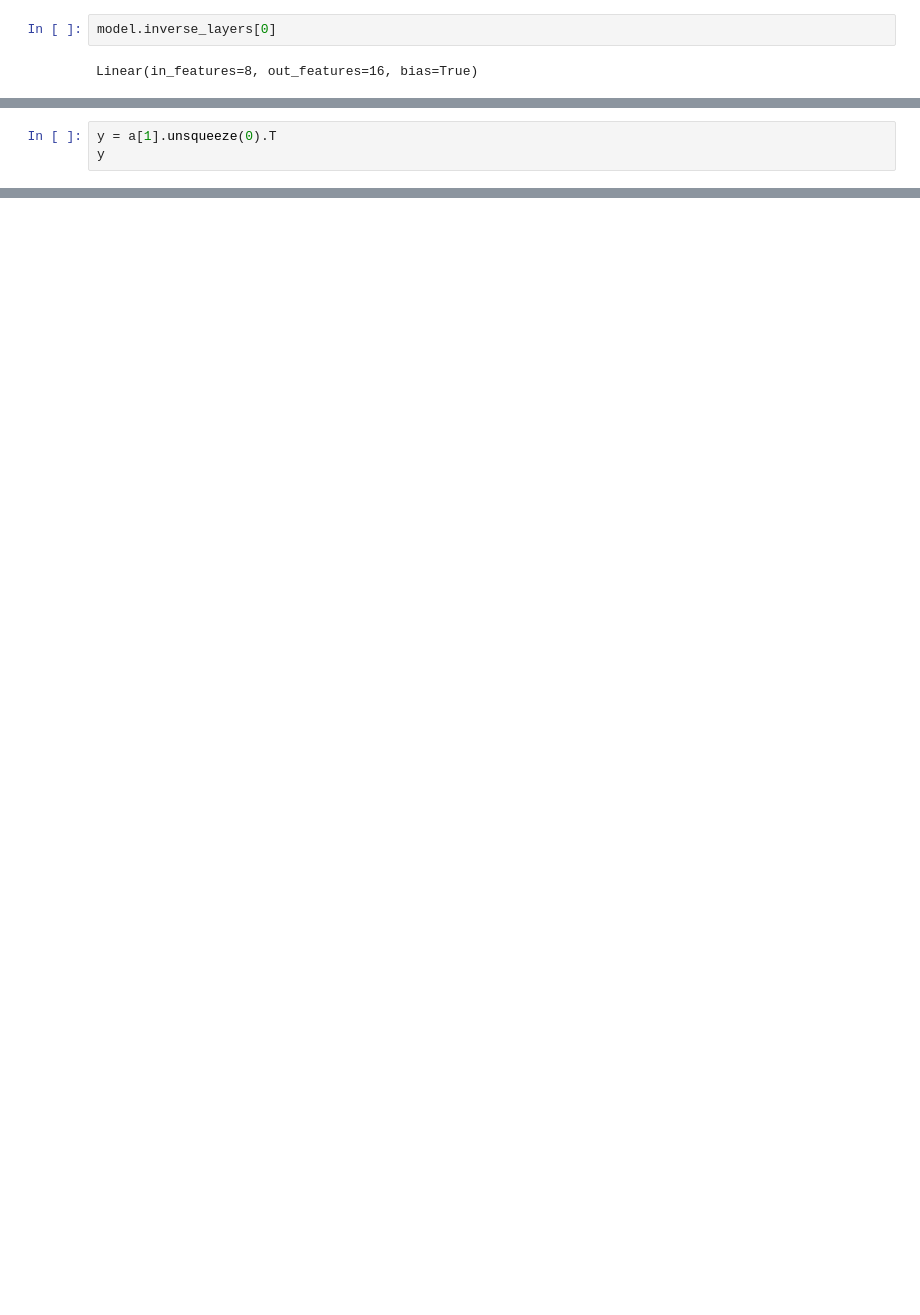
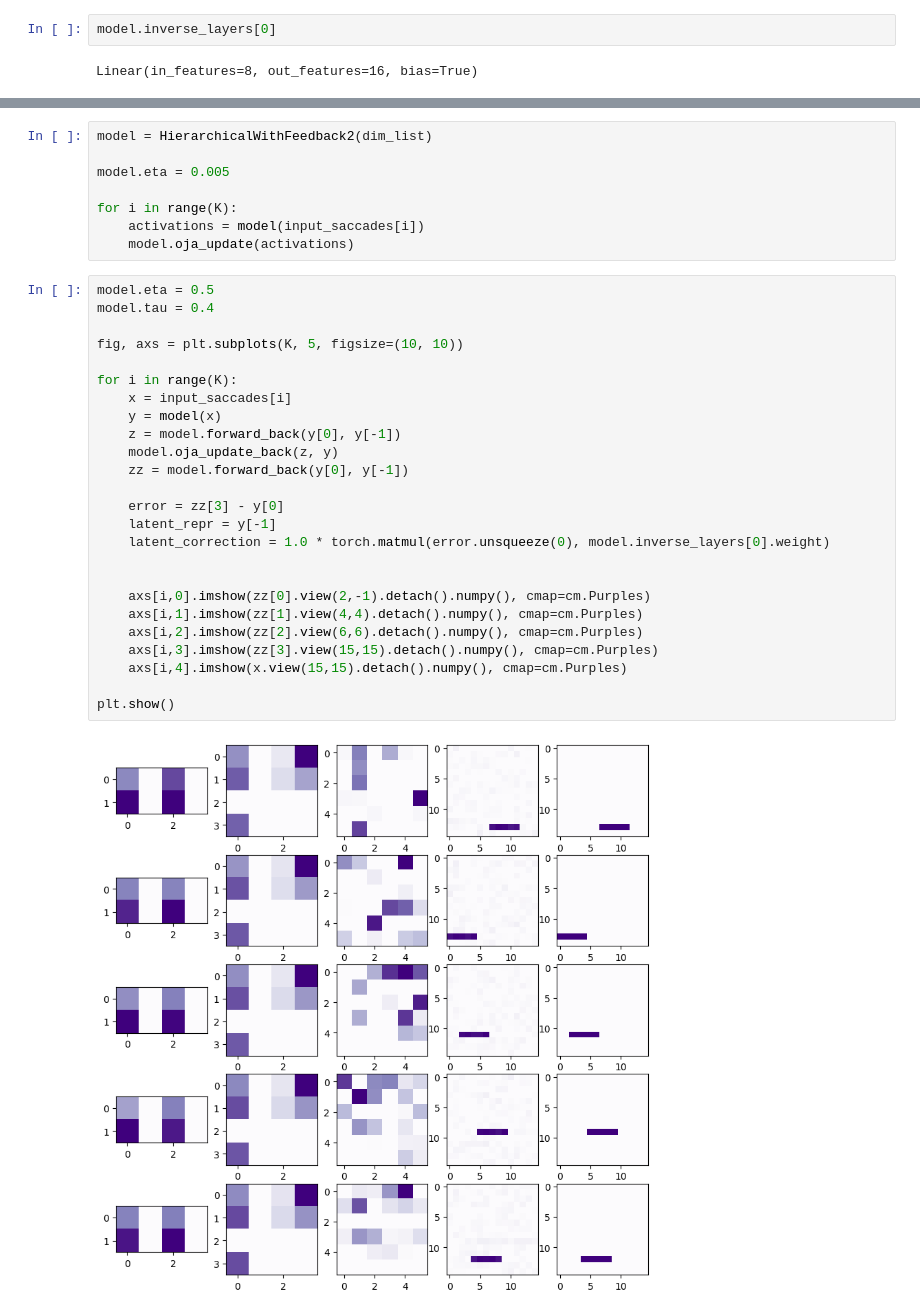
Before and after one commit to mikolasan/ai_sandbox, a Jupyter notebook: arc/hierarchical.ipynb, the cells around one changed output, grey strips where cells are left out. Cells and saved outputs as stored; diff of their text form; blank space fills up the shorter version.

```diff
--- a/arc/hierarchical.ipynb
+++ b/arc/hierarchical.ipynb
@@ -472,3 +465,0 @@ tensor([0.0000, 0.1916, 0.0702, 0.0000, 0.2547, 0.1626, 0.0000, 0.0000],
-# %%
-y = a[1].unsqueeze(0).T
-y
@@ -531,0 +576,35 @@ plt.show()
+# %%
+model = HierarchicalWithFeedback2(dim_list)
+
+model.eta = 0.005
+
+for i in range(K):
+    activations = model(input_saccades[i])
+    model.oja_update(activations)
+# %%
+model.eta = 0.5
+model.tau = 0.4
+
+fig, axs = plt.subplots(K, 5, figsize=(10, 10))
+
+for i in range(K):
+    x = input_saccades[i]
+    y = model(x)
+    z = model.forward_back(y[0], y[-1])
+    model.oja_update_back(z, y)
+    zz = model.forward_back(y[0], y[-1])
+
+    error = zz[3] - y[0]
+    latent_repr = y[-1]
+    latent_correction = 1.0 * torch.matmul(error.unsqueeze(0), model.inverse_layers[0].weight)
+
+
+    axs[i,0].imshow(zz[0].view(2,-1).detach().numpy(), cmap=cm.Purples)
+    axs[i,1].imshow(zz[1].view(4,4).detach().numpy(), cmap=cm.Purples)
+    axs[i,2].imshow(zz[2].view(6,6).detach().numpy(), cmap=cm.Purples)
+    axs[i,3].imshow(zz[3].view(15,15).detach().numpy(), cmap=cm.Purples)
+    axs[i,4].imshow(x.view(15,15).detach().numpy(), cmap=cm.Purples)
+
+plt.show()
+# %% [output]
+[figure, added]
```
Also changed, not shown: parts of 30 cells of this notebook, 4 other files.
